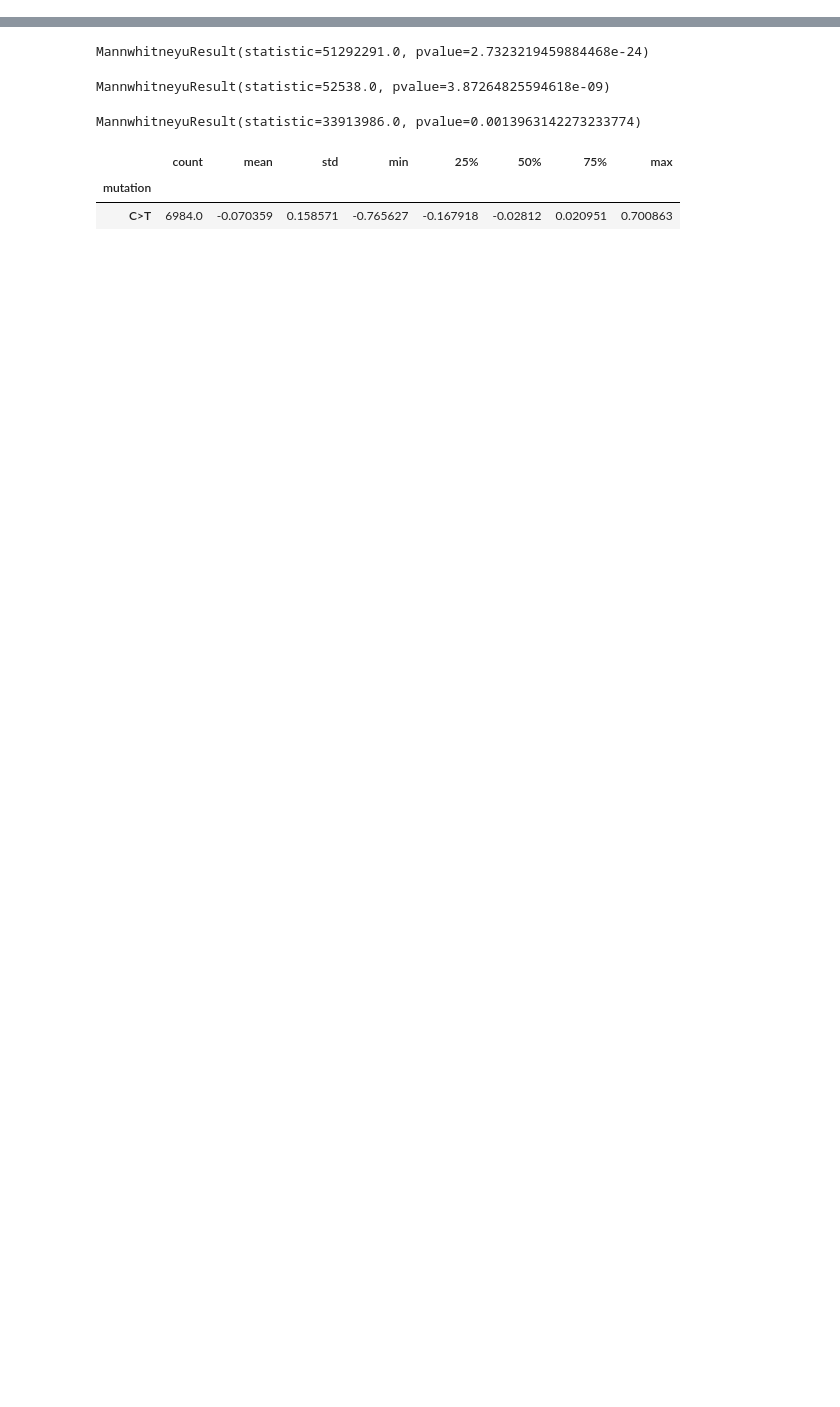
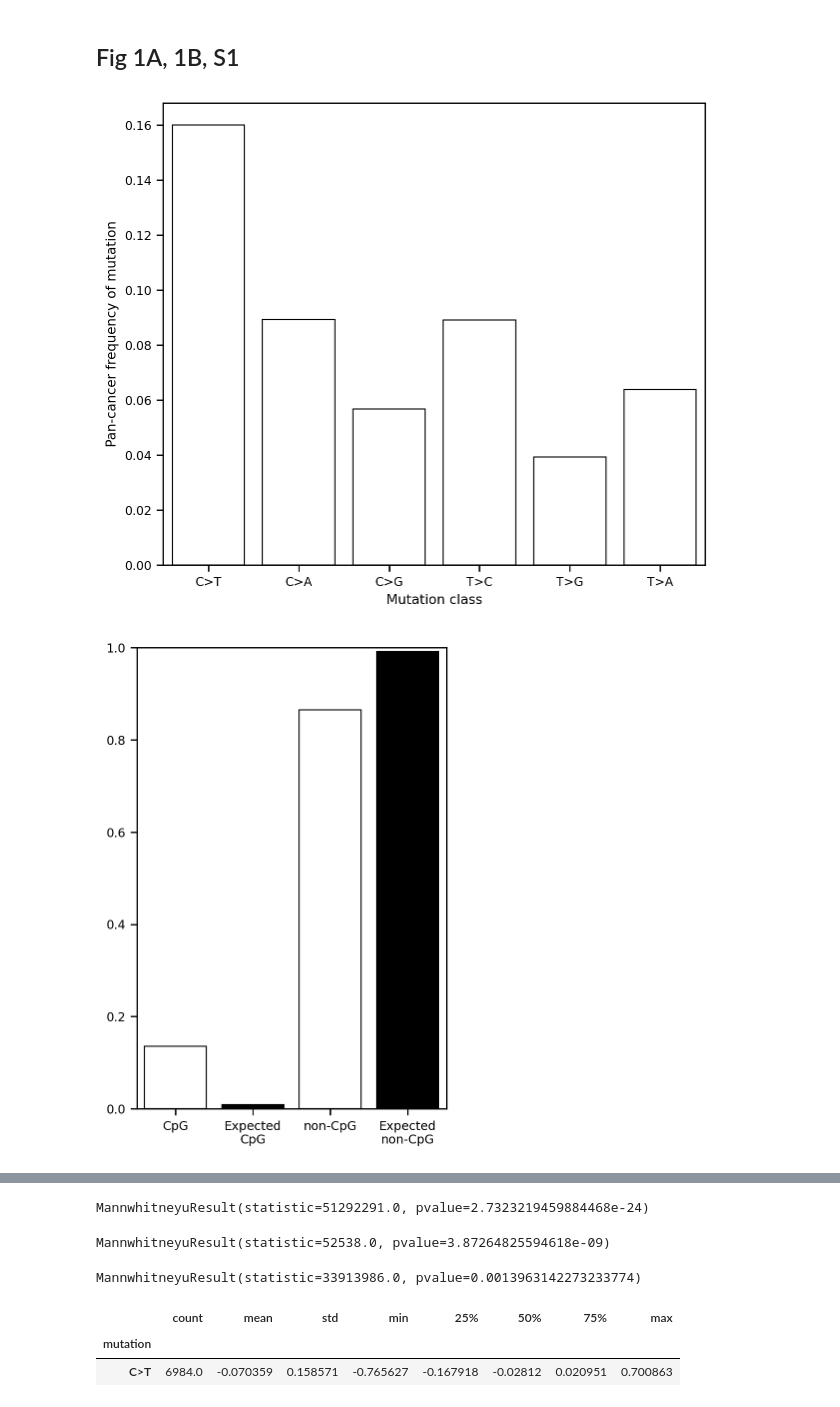
Before and after one commit to zanekoch/methylation_and_mutation, a Jupyter notebook: figure1_042023.ipynb, the cells around one changed output, grey strips where cells are left out. Saved outputs shown, nothing was run; the diff lists cells and outputs as text; code cells hidden in the pictures; blank space fills up the shorter version.

```diff
--- a/figure1_042023.ipynb
+++ b/figure1_042023.ipynb
@@ -224,0 +80,6 @@ array(['Non mutated CpGs', 'Mutated CpGs', 'Site of no CpG mutation'],
+# %%
+icgc_mut_w_age_df = icgc_mut_w_age_df.query("chr != 'MT'")
+# %%
+icgc_mut_w_age_df['seq'] = icgc_mut_w_age_df.apply(
+    lambda x: reference_genome['chr'+x['chr']][x['start']-2: x['start'] + 1].seq,
+    axis = 1)
@@ -224,0 +92,2 @@ array(['Non mutated CpGs', 'Mutated CpGs', 'Site of no CpG mutation'],
+# %%
+icgc_mut_w_age_df['is_cpg'] = icgc_mut_w_age_df['seq'].str.upper().str.contains('CG')
@@ -224,0 +100,4 @@ array(['Non mutated CpGs', 'Mutated CpGs', 'Site of no CpG mutation'],
+# %%
+icgc_mut_w_age_df['new_seq'] = icgc_mut_w_age_df.apply(
+            lambda row: row['seq'][0] + row['alt'] + row['seq'][2],
+            axis = 1)
@@ -224,0 +112,7 @@ array(['Non mutated CpGs', 'Mutated CpGs', 'Site of no CpG mutation'],
+# %% [markdown]
+## Fig 1A, 1B, S1
+# %%
+analysis.plot_mutations_distributions(icgc_mut_w_age_df, illumina_cpg_locs_df, icgc_methyl_age_df_t)
+# %% [output]
+[figure, added]
+[figure, added]
```
Also changed, not shown: parts of 52 cells of this notebook, 15 other files.
